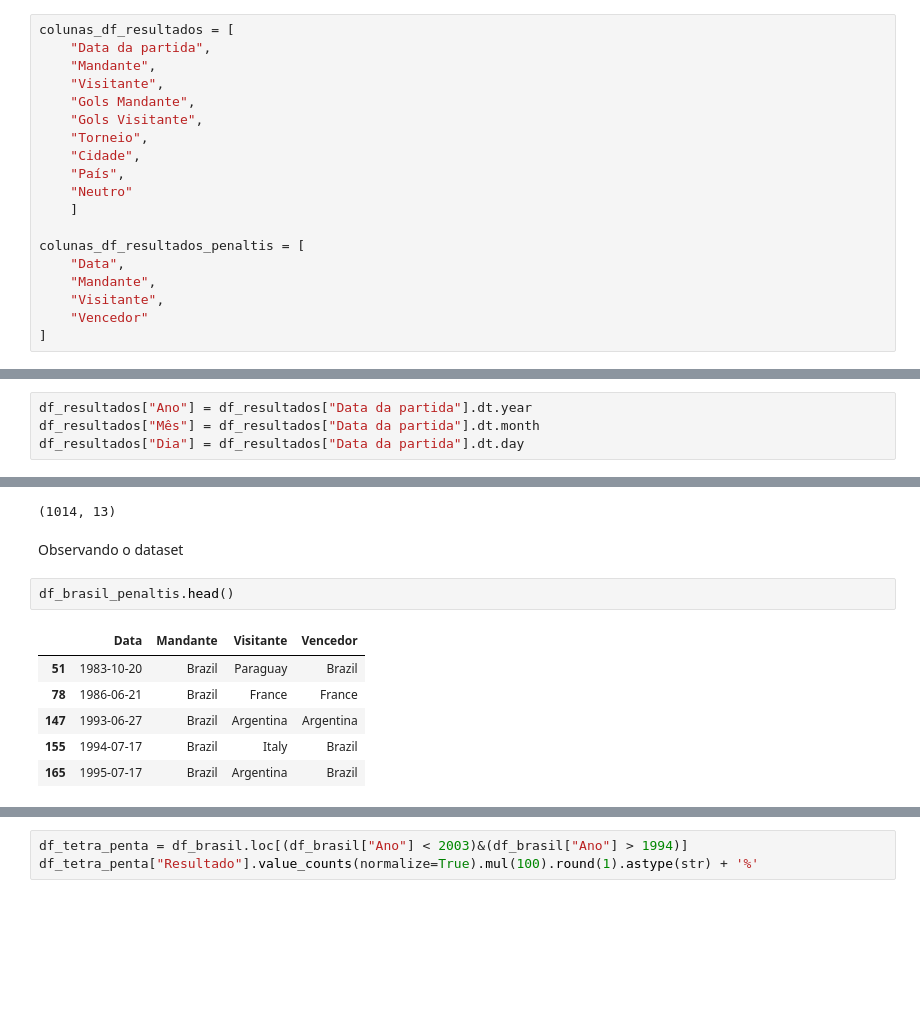
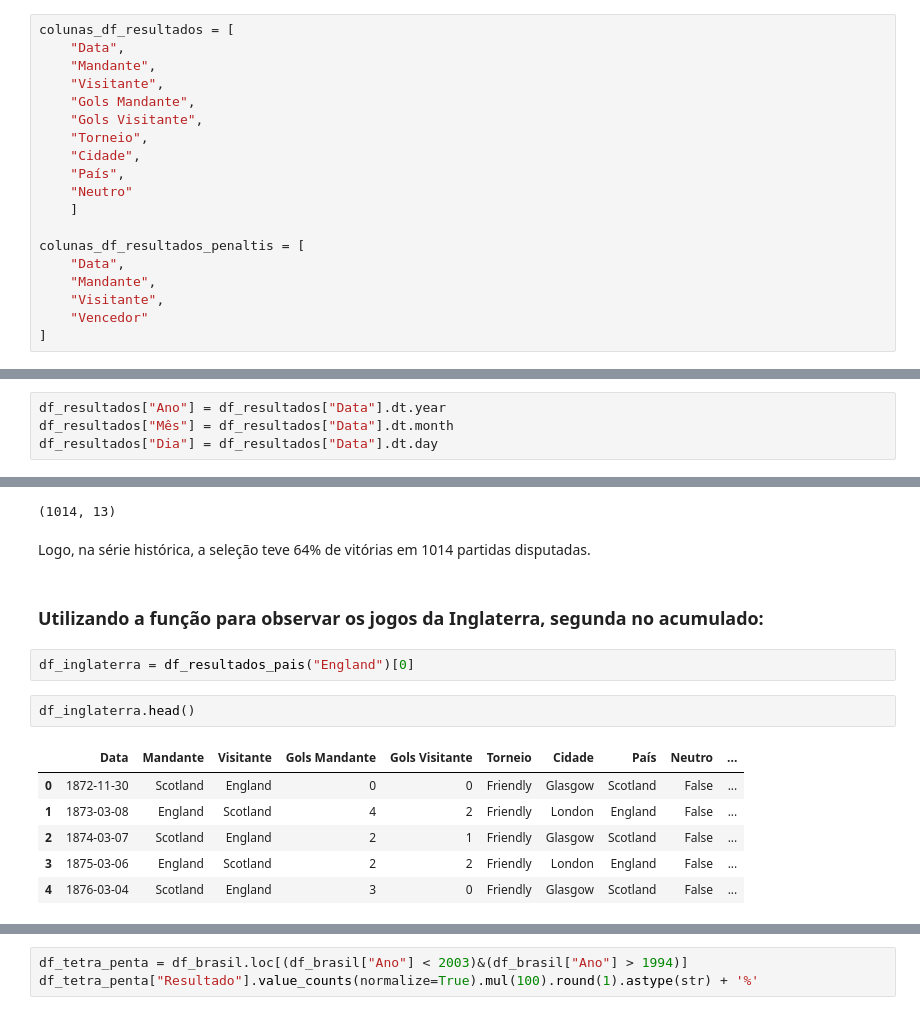
Before and after one commit to gabedewitt/dio-bootcamps, a Jupyter notebook: Python para Cientistas de Dados/Desafio Análise de Dados/Analise_exploratoria_partidas_futebol_internacional.ipynb, the cells around one changed output, grey strips where cells are left out. Saved outputs shown, nothing was run; the diff lists cells and outputs as text; blank space fills up the shorter version.

```diff
--- a/Python para Cientistas de Dados/Desafio Análise de Dados/Analise_exploratoria_partidas_futebol_internacional.ipynb
+++ b/Python para Cientistas de Dados/Desafio Análise de Dados/Analise_exploratoria_partidas_futebol_internacional.ipynb
@@ -110,6 +115,6 @@ df_resultados_penaltis["date"] = pd.to_datetime(df_resultados_penaltis["date"])
 # %%
 colunas_df_resultados = [
-    "Data da partida",
+    "Data",
     "Mandante",
     "Visitante",
     "Gols Mandante",
@@ -168,7 +180,7 @@ df_resultados["Resultado"] = [mandante if placar_m > placar_v else visitante if
 # %%
-df_resultados["Ano"] = df_resultados["Data da partida"].dt.year
-df_resultados["Mês"] = df_resultados["Data da partida"].dt.month
-df_resultados["Dia"] = df_resultados["Data da partida"].dt.day
+df_resultados["Ano"] = df_resultados["Data"].dt.year
+df_resultados["Mês"] = df_resultados["Data"].dt.month
+df_resultados["Dia"] = df_resultados["Data"].dt.day
 # %%
 df_resultados.groupby(["Resultado","Ano"])
 # %% [output]
@@ -230,14 +264,18 @@ Name: Resultado, dtype: object
 df_brasil.shape
 # %% [output]
 (1014, 13)
-# %% [markdown]
-Observando o dataset
+# %% [markdown]
+Logo, na série histórica, a seleção teve 64% de vitórias em 1014 partidas disputadas.
+# %% [markdown]
+### Utilizando a função para observar os jogos da Inglaterra, segunda no acumulado:
+# %%
+df_inglaterra = df_resultados_pais("England")[0]
 # %%
-df_brasil_penaltis.head()
+df_inglaterra.head()
 # %% [output]
-|  | Data | Mandante | Visitante | Vencedor |
-| 51 | 1983-10-20 | Brazil | Paraguay | Brazil |
-| 78 | 1986-06-21 | Brazil | France | France |
-| 147 | 1993-06-27 | Brazil | Argentina | Argentina |
-| 155 | 1994-07-17 | Brazil | Italy | Brazil |
-| 165 | 1995-07-17 | Brazil | Argentina | Brazil |
+|  | Data | Mandante | Visitante | Gols Mandante | Gols Visitante | Torneio | Cidade | País | Neutro | ... |
+| 0 | 1872-11-30 | Scotland | England | 0 | 0 | Friendly | Glasgow | Scotland | False | ... |
+| 1 | 1873-03-08 | England | Scotland | 4 | 2 | Friendly | London | England | False | ... |
+| 2 | 1874-03-07 | Scotland | England | 2 | 1 | Friendly | Glasgow | Scotland | False | ... |
+| 3 | 1875-03-06 | England | Scotland | 2 | 2 | Friendly | London | England | False | ... |
+| 4 | 1876-03-04 | Scotland | England | 3 | 0 | Friendly | Glasgow | Scotland | False | ... |
```
Also changed, not shown: parts of 67 cells of this notebook.
